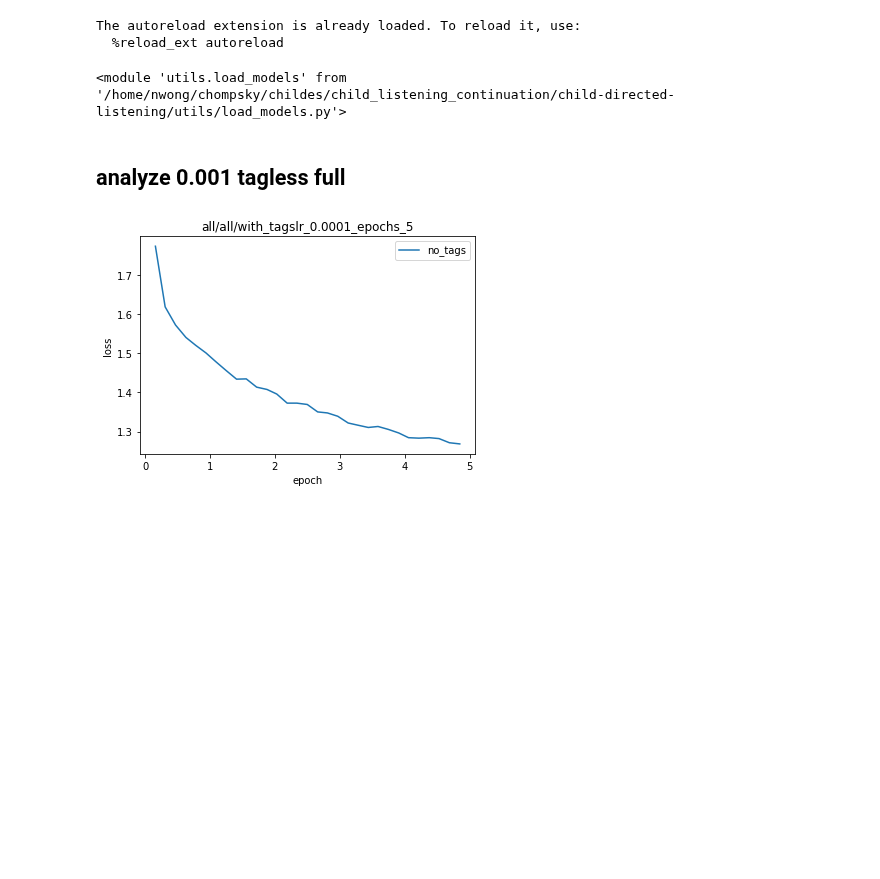
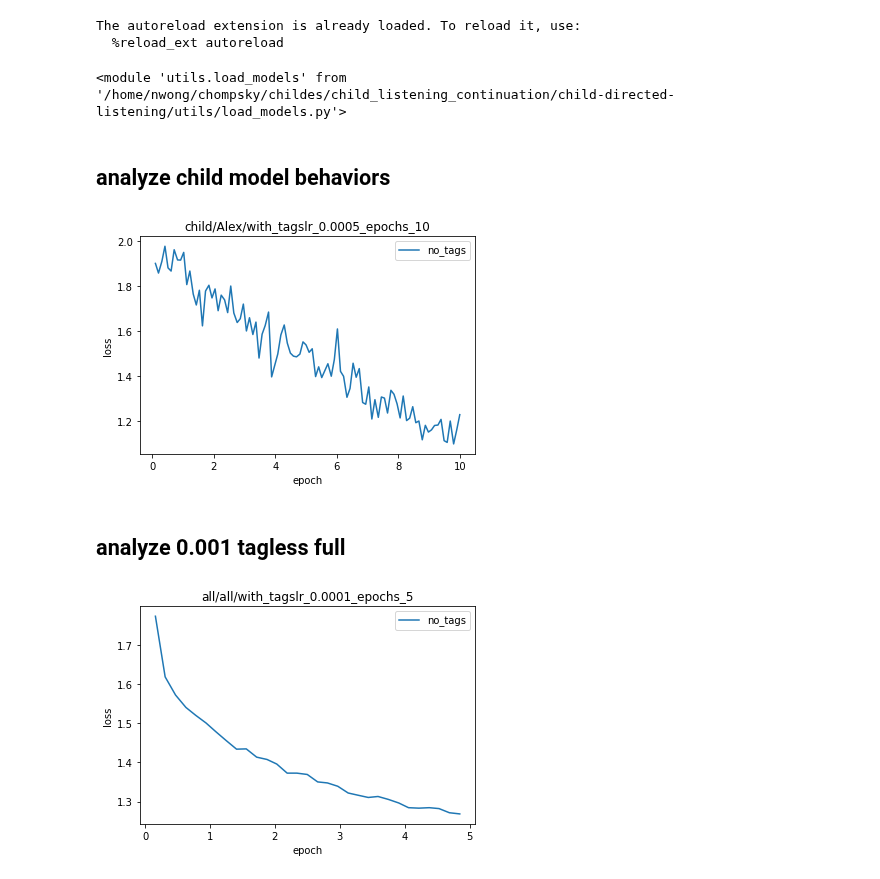
Before and after one commit to smeylan/child-directed-listening, a Jupyter notebook: Model behavior analyses.ipynb, the cells around one changed output. Saved outputs shown, nothing was run; the diff lists cells and outputs as text; code cells hidden in the pictures; blank space fills up the shorter version.

```diff
--- a/Model behavior analyses.ipynb
+++ b/Model behavior analyses.ipynb
@@ -24,6 +24,44 @@ import importlib
 importlib.reload(load_models)
 # %% [output]
 <module 'utils.load_models' from '/home/nwong/chompsky/childes/child_listening_continuation/child-directed-listening/utils/load_models.py'>
+# %% [markdown]
+## analyze child model behaviors
+# %%
+path = '/home/nwong/chompsky/childes/child_listening_continuation/child-directed-listening/experiments/no_versioning/models/child/Alex/with_tags'
+
+
+with open(join(path, 'trainer_state.json'), 'r') as f:
+
+    this_history = json.load(f)['log_history']
+
+    epochs = []; losses = []
+
+    for step_dict in this_history[:-1]: # Omit summary stats
+        epochs.append(step_dict['epoch'])
+        losses.append(step_dict['loss'])
+
+
+    tag_str =  "with_tags" if tags else "no_tags"
+    dataset_name = '/'.join(path.split('/')[-3:]) + 'lr_0.0005_epochs_10'
+
+plt.title(f'{dataset_name}')
+plt.xlabel('epoch'); plt.ylabel('loss')
+plt.plot(epochs, losses, label = tag_str)
+
+plt.legend(); plt.show()
+
+# the optimization is not very good, what to do?
+# this is a function of finetuning or something else?
+
+# perplexity of eval loss is high -- what does this mean?
+# does eval loss generally increase -- is it overfitting too much?
+# how to interpret the results?
+# what is initial evaluation score -- is it a bad optimization thing?
+
+# If I visualize these results are they reflective of finetuning on Alex?
+# Should I increase the learning rate? Probably not?
+# %% [output]
+[figure, added]
 # %% [markdown]
 ## analyze 0.001 tagless full
 # %%
```
Also changed, not shown: 7 other files.
